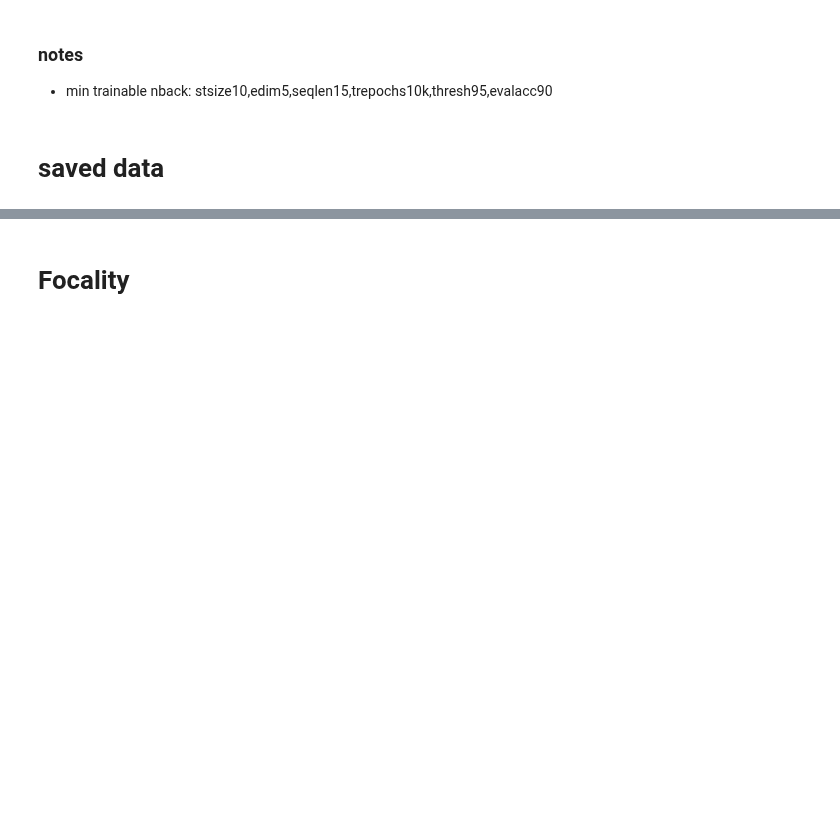
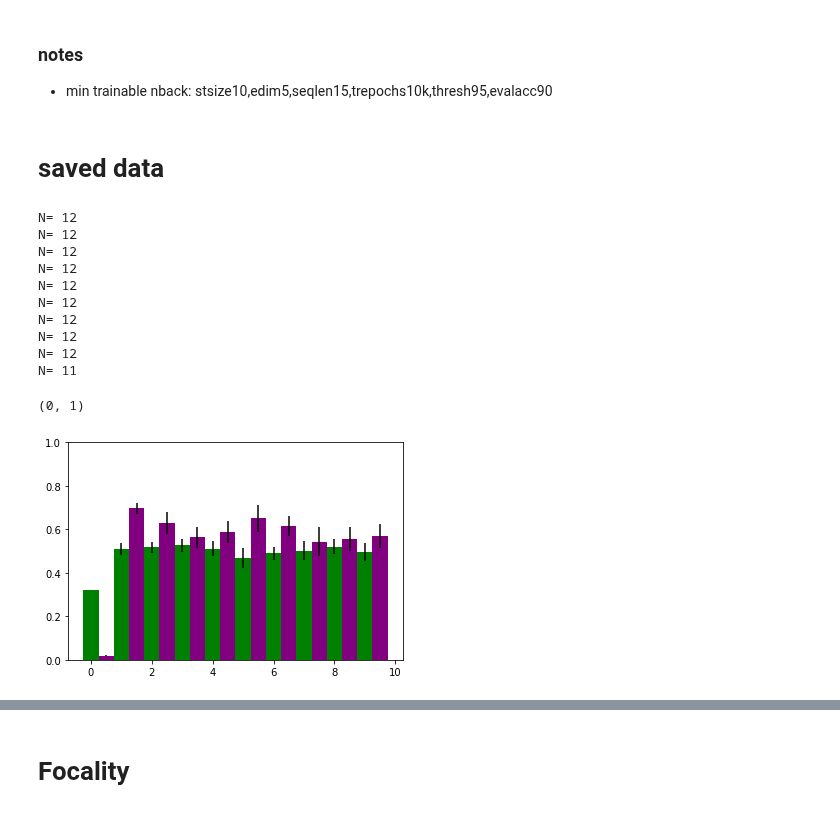
Before and after one commit to andrebeu/PM, a Jupyter notebook: pmtask.ipynb, the cells around one changed output, grey strips where cells are left out. Drawn from its saved outputs; the diff is of its cells as text; code cells hidden in the pictures; blank space fills up the shorter version.

```diff
--- a/pmtask.ipynb
+++ b/pmtask.ipynb
@@ -37,4 +51,34 @@ def load_score(fpath,verb=False):
 
 og_trials = [4,5]
 pm_trials = [6,11]
+# %%
+stsize = '55'
+pmtrials = '*'
+pmweight = '*'
+seed = '*'
+for idx,trep in enumerate(np.arange(0,450001,50000)):
+  fpath = "EM_1-stsize_%s-focal_1-pmtrials_%s-pmweight_%s-trseqlen_25-seed_%s-trep_%s.npy"%(
+              stsize,pmtrials,pmweight,seed,trep)
+  score = load_score(fpath)
+  acc = score.mean(1)
+  Mog = acc[:,og_trials].mean()
+  Mpm = acc[:,pm_trials].mean()
+  Sog = acc[:,og_trials].std()/np.sqrt(len(acc))
+  Spm = acc[:,pm_trials].std()/np.sqrt(len(acc))
+
+  plt.bar([idx,idx+.5],[Mog,Mpm],yerr=[Sog,Spm],width=.5,color=['green','purple'])
+plt.ylim(0,1)
+# %% [output]
+N= 12
+N= 12
+N= 12
+N= 12
+N= 12
+N= 12
+N= 12
+N= 12
+N= 12
+N= 11
+(0, 1)
+[figure, added]
 # %%
```
Also changed, not shown: parts of 5 cells of this notebook, 5 other files.
